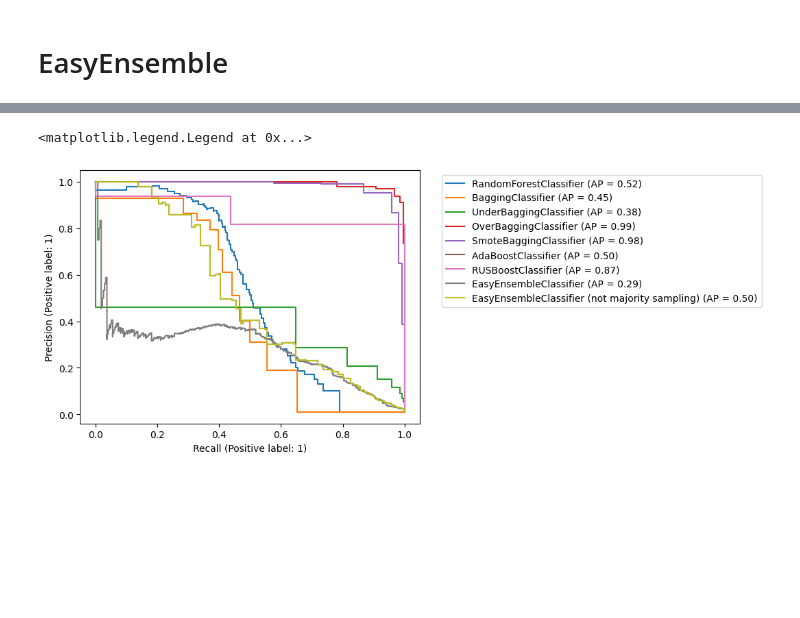
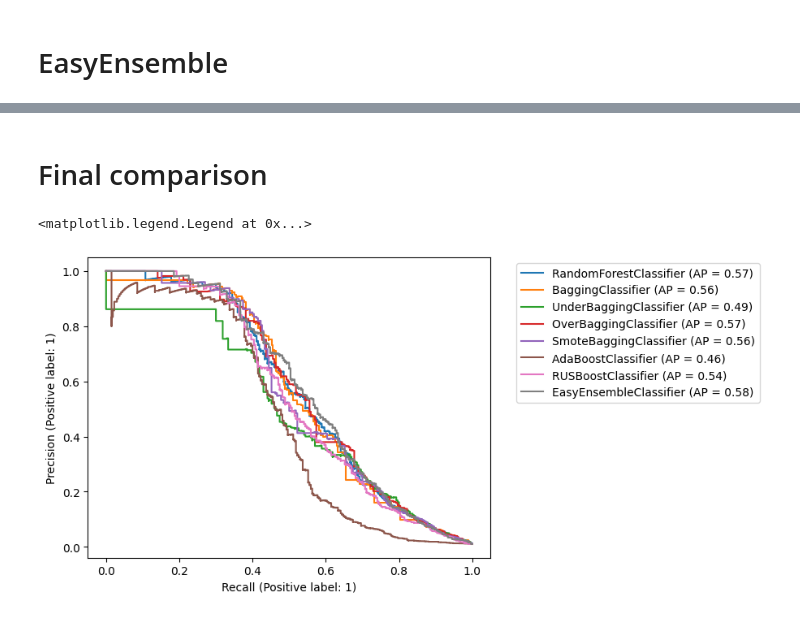
Before and after one commit to PacktPublishing/Machine-Learning-for-Imbalanced-Data, a Jupyter notebook: chapter04/Code_ensemble_methods_used_in_chapter_4_docx.ipynb, the cells around one changed output, grey strips where cells are left out. Drawn from its saved outputs; the diff is of its cells as text; code cells hidden in the pictures; blank space fills up the shorter version.

```diff
--- a/chapter04/Code_ensemble_methods_used_in_chapter_4_docx.ipynb
+++ b/chapter04/Code_ensemble_methods_used_in_chapter_4_docx.ipynb
@@ -157,7 +228,9 @@ plt.legend(bbox_to_anchor=(1.05, 1.0), loc='upper left')
 import imblearn
 from imblearn.ensemble import BalancedBaggingClassifier
 
-smotebagging_clf = BalancedBaggingClassifier(random_state=0, sampler=imblearn.over_sampling.SMOTE()).fit(X_train, y_train)
+smotebagging_clf = BalancedBaggingClassifier(estimator=DecisionTreeClassifier(max_depth=6),
+                                             random_state=0,
+                                             sampler=imblearn.over_sampling.SMOTE()).fit(X_train, y_train)
 
 plot_decision_boundary(X_train, y_train, smotebagging_clf, 'SMOTEBagging')
 plt.show()
@@ -165,4 +238,8 @@ plt.show()
 PrecisionRecallDisplay.from_estimator(clf, X_test, y_test, ax = plt.gca(),name = "BaggingClassifier")
 PrecisionRecallDisplay.from_estimator(smotebagging_clf, X_test, y_test, ax = plt.gca(),name = "SMOTEBaggingClassifier")
 plt.legend(bbox_to_anchor=(1.05, 1.0), loc='upper left')
+
+
+y_pred = smotebagging_clf.predict(X_test)
+print(classification_report_imbalanced(y_test, y_pred))
 # %% [output]
@@ -174,10 +256,14 @@ plt.legend(bbox_to_anchor=(1.05, 1.0), loc='upper left')
 # %%
 from sklearn.ensemble import AdaBoostClassifier
 
-adaboost_clf = AdaBoostClassifier(random_state=0).fit(X_train, y_train)
+adaboost_clf = AdaBoostClassifier(random_state=0, estimator=DecisionTreeClassifier(max_depth=6)).fit(X_train, y_train)
 
 plot_decision_boundary(X_train, y_train, adaboost_clf, 'AdaBoostClassifier')
 plt.show()
 
 PrecisionRecallDisplay.from_estimator(adaboost_clf, X_test, y_test, ax = plt.gca(),name = "AdaBoostClassifier")
+
+
+y_pred = adaboost_clf.predict(X_test)
+print(classification_report_imbalanced(y_test, y_pred))
 # %% [output]
@@ -190,7 +281,7 @@ PrecisionRecallDisplay.from_estimator(adaboost_clf, X_test, y_test, ax = plt.gca
 from imblearn.ensemble import RUSBoostClassifier
 from sklearn.tree import DecisionTreeClassifier
 
-rusboost_clf = RUSBoostClassifier(random_state=0, estimator=DecisionTreeClassifier()).fit(X_train, y_train)
+rusboost_clf = RUSBoostClassifier(random_state=0, estimator=DecisionTreeClassifier(max_depth=6)).fit(X_train, y_train)
 
 plot_decision_boundary(X_train, y_train, rusboost_clf, 'RUSBoostClassifier')
 plt.show()
@@ -198,4 +289,8 @@ plt.show()
 PrecisionRecallDisplay.from_estimator(adaboost_clf, X_test, y_test, ax = plt.gca(),name = "AdaBoostClassifier")
 PrecisionRecallDisplay.from_estimator(rusboost_clf, X_test, y_test, ax = plt.gca(),name = "RUSBoostClassifier")
 plt.legend(bbox_to_anchor=(1.05, 1.0), loc='upper left')
+
+
+y_pred = rusboost_clf.predict(X_test)
+print(classification_report_imbalanced(y_test, y_pred))
 # %% [output]
@@ -232,0 +374,14 @@ PrecisionRecallDisplay.from_estimator(easyensemble_notmajor_clf, X_test, y_test,
+# %%
+from imblearn.ensemble import EasyEnsembleClassifier
+import xgboost as xgb
+
+easyensemble_clf = EasyEnsembleClassifier(n_estimators=70, random_state=42, base_estimator=xgb.XGBClassifier(random_state=42)).fit(X_train, y_train)
+
+plot_decision_boundary(X_train, y_train, easyensemble_clf, 'EasyEnsembleClassifier')
+plt.show()
+
+PrecisionRecallDisplay.from_estimator(easyensemble_clf, X_test, y_test, ax = plt.gca(),name = "EasyEnsembleClassifier")
+
+
+y_pred = easyensemble_clf.predict(X_test)
+print(classification_report_imbalanced(y_test, y_pred))
@@ -233,14 +397,15 @@ PrecisionRecallDisplay.from_estimator(easyensemble_notmajor_clf, X_test, y_test,
+# %% [markdown]
+# Final comparison
 # %%
 PrecisionRecallDisplay.from_estimator(RF_clf, X_test, y_test, ax = plt.gca(),name = "RandomForestClassifier")
 PrecisionRecallDisplay.from_estimator(clf, X_test, y_test, ax = plt.gca(),name = "BaggingClassifier")
 PrecisionRecallDisplay.from_estimator(underbagging_clf, X_test, y_test, ax = plt.gca(),name = "UnderBaggingClassifier")
 PrecisionRecallDisplay.from_estimator(overbagging_clf, X_test, y_test, ax = plt.gca(),name = "OverBaggingClassifier")
 PrecisionRecallDisplay.from_estimator(smotebagging_clf, X_test, y_test, ax = plt.gca(),name = "SmoteBaggingClassifier")
 PrecisionRecallDisplay.from_estimator(adaboost_clf, X_test, y_test, ax = plt.gca(),name = "AdaBoostClassifier")
 PrecisionRecallDisplay.from_estimator(rusboost_clf, X_test, y_test, ax = plt.gca(),name = "RUSBoostClassifier")
 PrecisionRecallDisplay.from_estimator(easyensemble_clf, X_test, y_test, ax = plt.gca(),name = "EasyEnsembleClassifier")
-PrecisionRecallDisplay.from_estimator(easyensemble_notmajor_clf, X_test, y_test, ax = plt.gca(),name = "EasyEnsembleClassifier (not majority sampling)")
 plt.legend(bbox_to_anchor=(1.05, 1.0), loc='upper left')
 # %% [output]
 <matplotlib.legend.Legend at 0x...>
-[figure, old version]
+[figure, new version]
```
Also changed, not shown: parts of 20 cells of this notebook.
